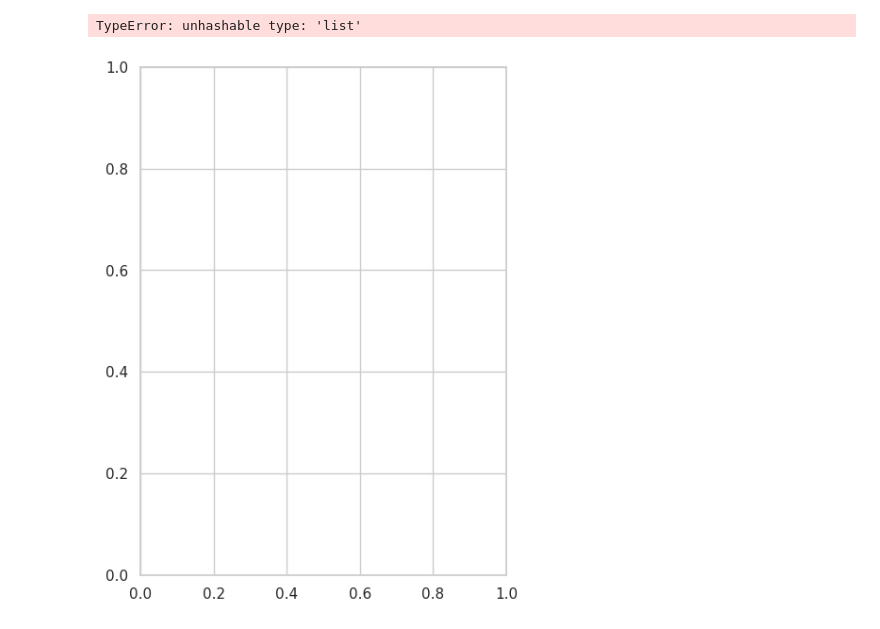
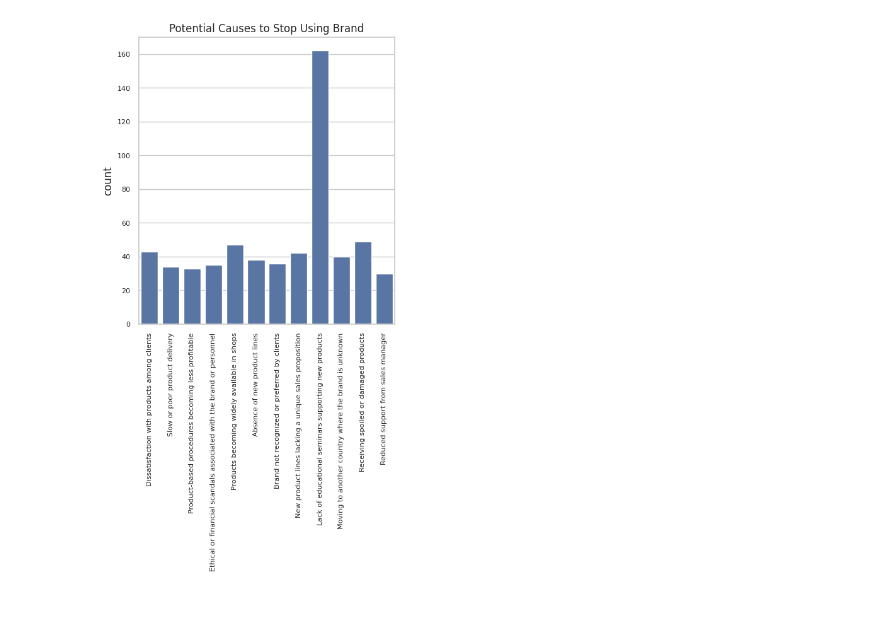
Before and after one commit to jurgis-vilums/fake-reviews, a Jupyter notebook: fake_data.ipynb, the cells around one changed output. Drawn from its saved outputs; the diff is of its cells as text; code cells hidden in the pictures.

```diff
--- a/fake_data.ipynb
+++ b/fake_data.ipynb
@@ -75,20 +75,15 @@ def plot_data(df, plot_type):
     sns.set(style="whitegrid")
 
     # Define which plots should have rotated x-axis labels
-    rotate_x_labels = {'Role in Cosmetics Industry', 'Learned About Brand'}
-
-    if plot_type == "Potential Causes to Stop Using Brand" or plot_type == "Marketing Channels Followed":
-      df = df.explode(plot_type)
+    rotate_x_labels = {'Role in Cosmetics Industry', 'Learned About Brand', 'Marketing Channels Followed', 'Potential Causes to Stop Using Brand'}
 
     plot_functions = {
         'Years Using Brand': lambda ax: sns.histplot(df['Years Using Brand'], bins=15, kde=True, ax=ax),
         'Role in Cosmetics Industry': lambda ax: sns.countplot(x='Role in Cosmetics Industry', data=df, ax=ax),
         'Cosmetic Brand Used Most Frequently': lambda ax: sns.countplot(x='Cosmetic Brand Used Most Frequently', data=df, ax=ax),
         'Learned About Brand': lambda ax: sns.countplot(x='Learned About Brand', data=df, ax=ax),
-
         'Marketing Channels Followed': lambda ax: sns.countplot(x='Marketing Channels Followed', data=df, ax=ax),
         'Potential Causes to Stop Using Brand': lambda ax: sns.countplot(x='Potential Causes to Stop Using Brand', data=df, ax=ax),
-
         'Personal Use at Home': lambda ax: sns.countplot(x='Personal Use at Home', data=df, ax=ax),
         'Issues Encountered': lambda ax: sns.histplot(df['Issues Encountered'], bins=5, kde=True, ax=ax),
         'Loyalty': lambda ax: sns.histplot(df['Loyalty'], bins=10, kde=True, ax=ax),
@@ -97,10 +92,16 @@ def plot_data(df, plot_type):
     }
 
     if plot_type in plot_functions:
+        if plot_type == 'Marketing Channels Followed':
+            df = df.explode('Marketing Channels Followed')
+        if plot_type == 'Potential Causes to Stop Using Brand':
+            df = df.explode('Potential Causes to Stop Using Brand')
+
         fig, ax = plt.subplots(figsize=(5, 7))  # Create a figure and an axes.
         plot_functions[plot_type](ax)  # Execute the plotting function with the axes
         plt.title(plot_type)
         ax.set_xlabel('')
+
         # Apply conditional rotation
         if plot_type in rotate_x_labels:
             plt.xticks(rotation=90, fontsize=8)
@@ -116,7 +117,7 @@ def plot_data(df, plot_type):
 # %%
 responses = generate_responses(num_responses)
 df = pd.DataFrame(responses)
-plot_data(df, 'Marketing Channels Followed')
+
+plot_data(df, 'Potential Causes to Stop Using Brand')
 # %% [output]
-TypeError: unhashable type: 'list'
-[figure, old version]
+[figure, new version]
```
Also changed, not shown: parts of 1 cell of this notebook.
